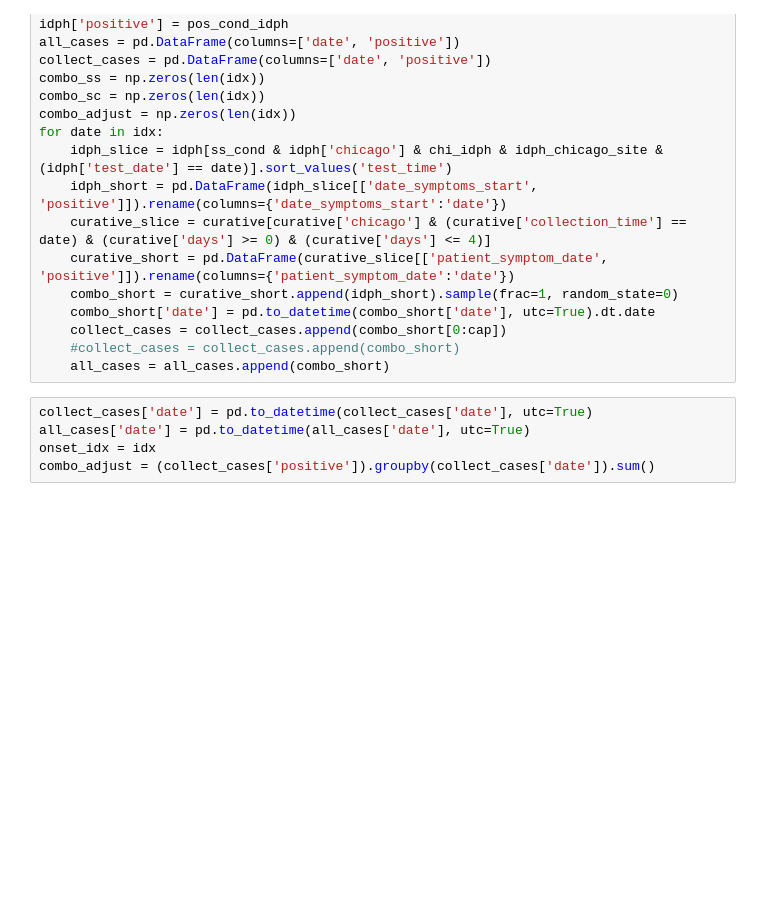
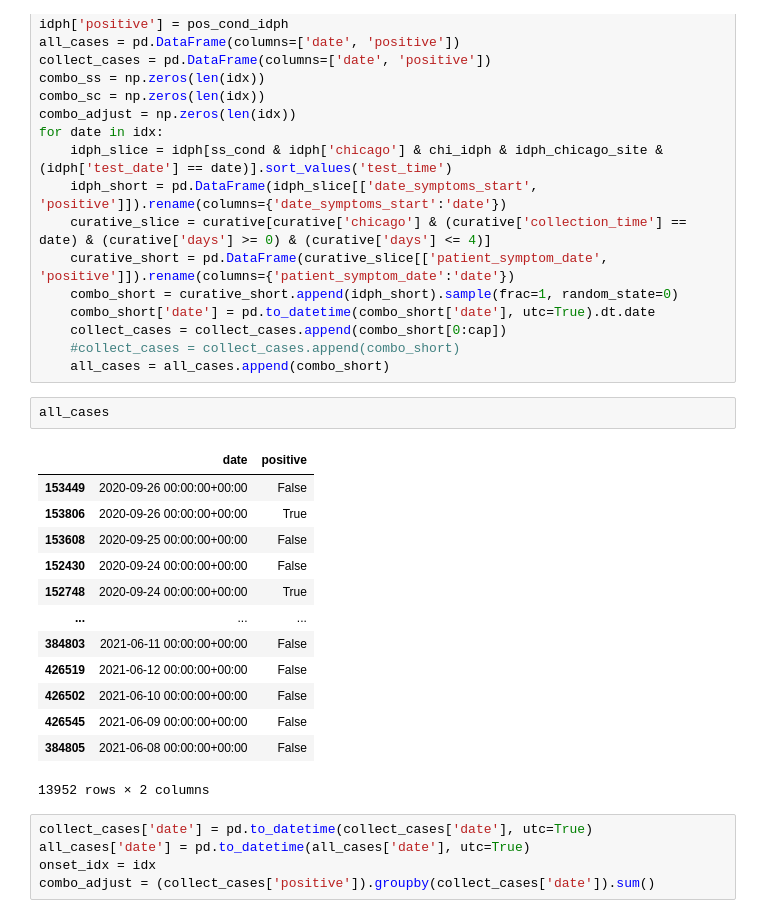
Before and after one commit to numalariamodeling/chicago_sentinel_surveillance, a Jupyter notebook: chicago_sentinel_surveillance.ipynb, the cells around one changed output. Cells and saved outputs as stored; diff of their text form; blank space fills up the shorter version.

```diff
--- a/chicago_sentinel_surveillance.ipynb
+++ b/chicago_sentinel_surveillance.ipynb
@@ -284,6 +285,22 @@ for date in idx:
     collect_cases = collect_cases.append(combo_short[0:cap])
     #collect_cases = collect_cases.append(combo_short)
     all_cases = all_cases.append(combo_short)
+# %%
+all_cases
+# %% [output]
+|  | date | positive |
+| 153449 | 2020-09-26 00:00:00+00:00 | False |
+| 153806 | 2020-09-26 00:00:00+00:00 | True |
+| 153608 | 2020-09-25 00:00:00+00:00 | False |
+| 152430 | 2020-09-24 00:00:00+00:00 | False |
+| 152748 | 2020-09-24 00:00:00+00:00 | True |
+| ... | ... | ... |
+| 384803 | 2021-06-11 00:00:00+00:00 | False |
+| 426519 | 2021-06-12 00:00:00+00:00 | False |
+| 426502 | 2021-06-10 00:00:00+00:00 | False |
+| 426545 | 2021-06-09 00:00:00+00:00 | False |
+| 384805 | 2021-06-08 00:00:00+00:00 | False |
+13952 rows × 2 columns
 # %%
 collect_cases['date'] = pd.to_datetime(collect_cases['date'], utc=True)
 all_cases['date'] = pd.to_datetime(all_cases['date'], utc=True)
```
Also changed, not shown: parts of 11 cells of this notebook.
